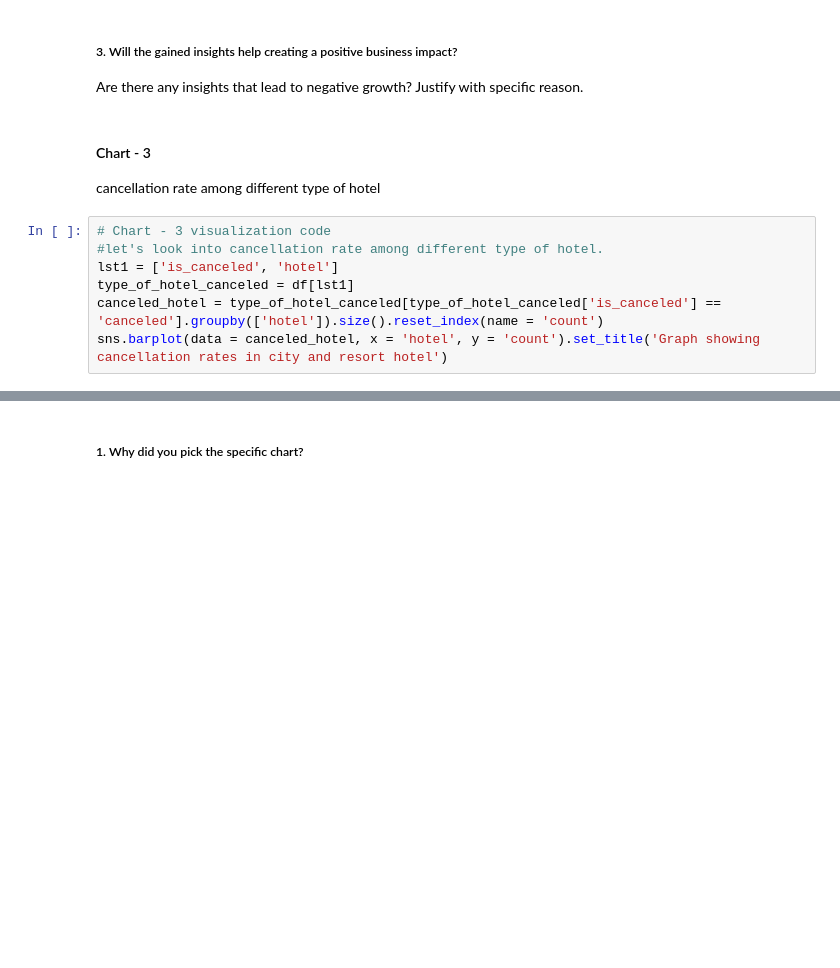
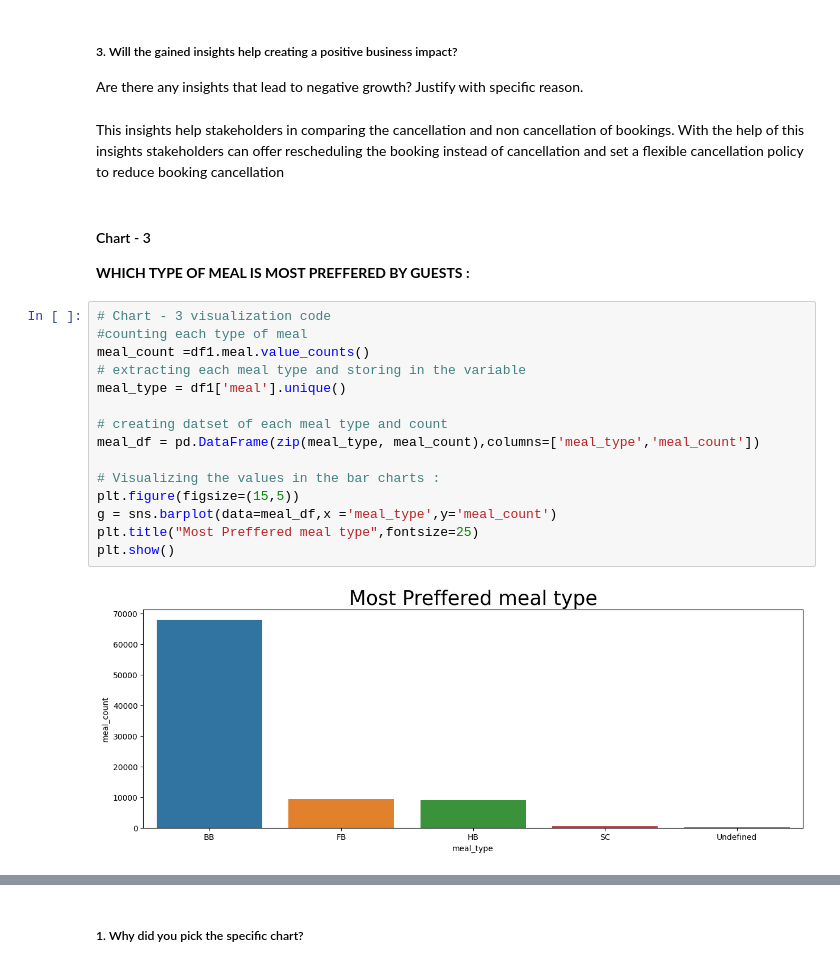
Before and after one commit to dipali-solake/EDA-PROJECT-Hotel-booking, a Jupyter notebook: EDA_Submission_Hotel_Booking.ipynb, the cells around one changed output, grey strips where cells are left out. Saved outputs shown, nothing was run; the diff lists cells and outputs as text; blank space fills up the shorter version.

```diff
--- a/EDA_Submission_Hotel_Booking.ipynb
+++ b/EDA_Submission_Hotel_Booking.ipynb
@@ -521,13 +544,25 @@ Here we can see around 72.48% bookings are not cancellled by guests and around 2
 # %% [markdown]
 ##### 3. Will the gained insights help creating a positive business impact?
 Are there any insights that lead to negative growth? Justify with specific reason.
-# %% [markdown]
-#### Chart - 3
-cancellation rate among different type of hotel
-# %%
-# Chart - 3 visualization code
-#let's look into cancellation rate among different type of hotel.
-lst1 = ['is_canceled', 'hotel']
-type_of_hotel_canceled = df[lst1]
-canceled_hotel = type_of_hotel_canceled[type_of_hotel_canceled['is_canceled'] == 'canceled'].groupby(['hotel']).size().reset_index(name = 'count')
-sns.barplot(data = canceled_hotel, x = 'hotel', y = 'count').set_title('Graph showing cancellation rates in city and resort hotel')
+# %% [markdown]
+This insights help stakeholders in comparing the cancellation and non cancellation of bookings. With the help of this insights stakeholders can offer rescheduling the booking instead of cancellation and set a flexible cancellation policy to reduce booking cancellation
+# %% [markdown]
+#### Chart - 3
+**WHICH TYPE OF MEAL IS MOST PREFFERED BY GUESTS :**
+# %%
+# Chart - 3 visualization code
+#counting each type of meal
+meal_count =df1.meal.value_counts()
+# extracting each meal type and storing in the variable
+meal_type = df1['meal'].unique()
+
+# creating datset of each meal type and count
+meal_df = pd.DataFrame(zip(meal_type, meal_count),columns=['meal_type','meal_count'])
+
+# Visualizing the values in the bar charts :
+plt.figure(figsize=(15,5))
+g = sns.barplot(data=meal_df,x ='meal_type',y='meal_count')
+plt.title("Most Preffered meal type",fontsize=25)
+plt.show()
+# %% [output]
+[figure, added]
```
Also changed, not shown: parts of 47 cells of this notebook.
